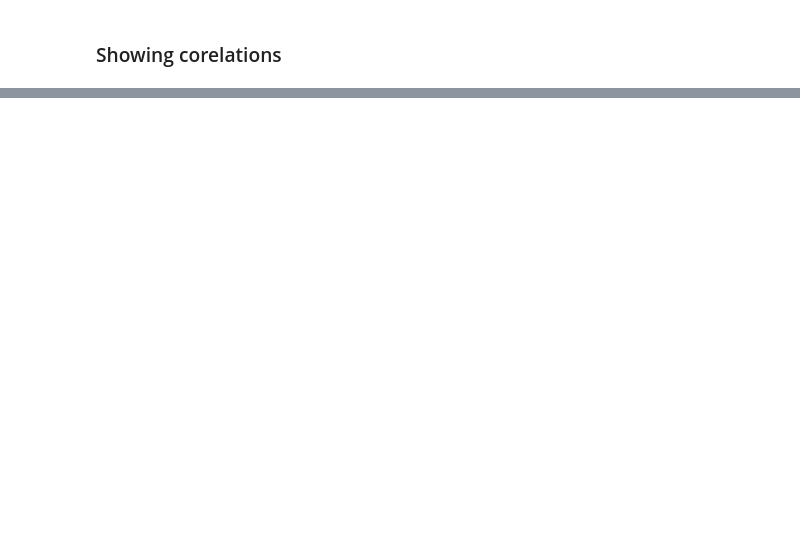
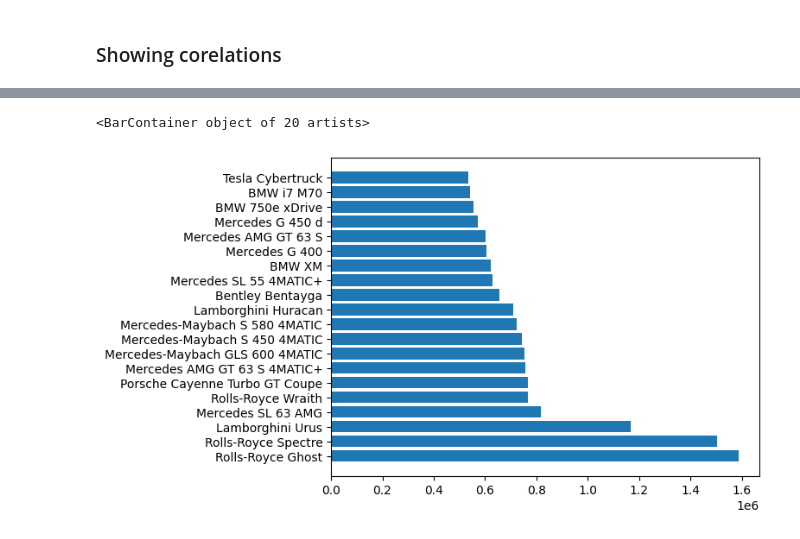
Before and after one commit to nzrv0/Machine-Learning, a Jupyter notebook: regression.ipynb, the cells around one changed output, grey strips where cells are left out. Saved outputs shown, nothing was run; the diff lists cells and outputs as text; code cells hidden in the pictures; blank space fills up the shorter version.

```diff
--- a/regression.ipynb
+++ b/regression.ipynb
@@ -209,0 +223,7 @@ df
+# %%
+avg_price_by_cars = df.groupby("name")["price_x"].mean().sort_values(ascending=False)
+avg_price_top_cars = avg_price_by_cars.head(top_n)
+plt.barh(avg_price_top_cars.index, avg_price_top_cars.values)
+# %% [output]
+<BarContainer object of 20 artists>
+[figure, added]
```
Also changed, not shown: parts of 33 cells of this notebook.
